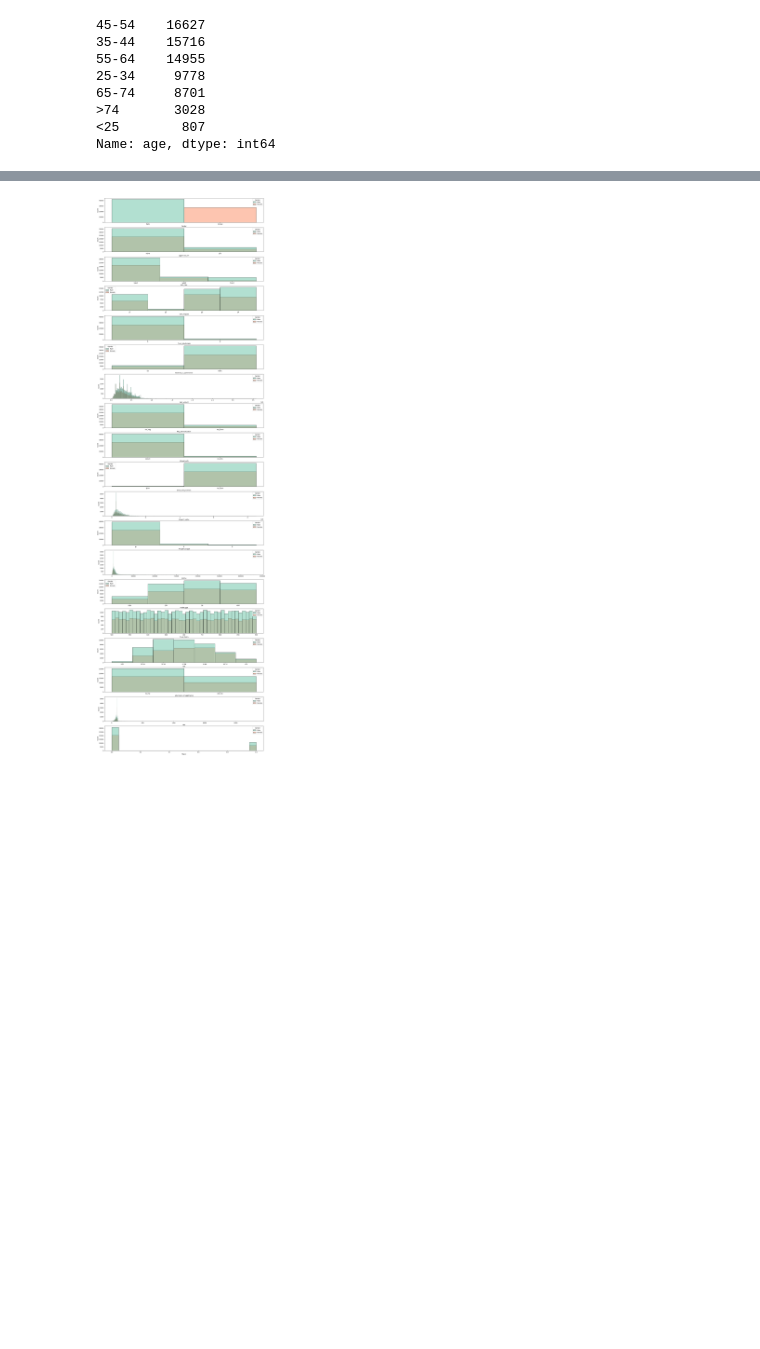
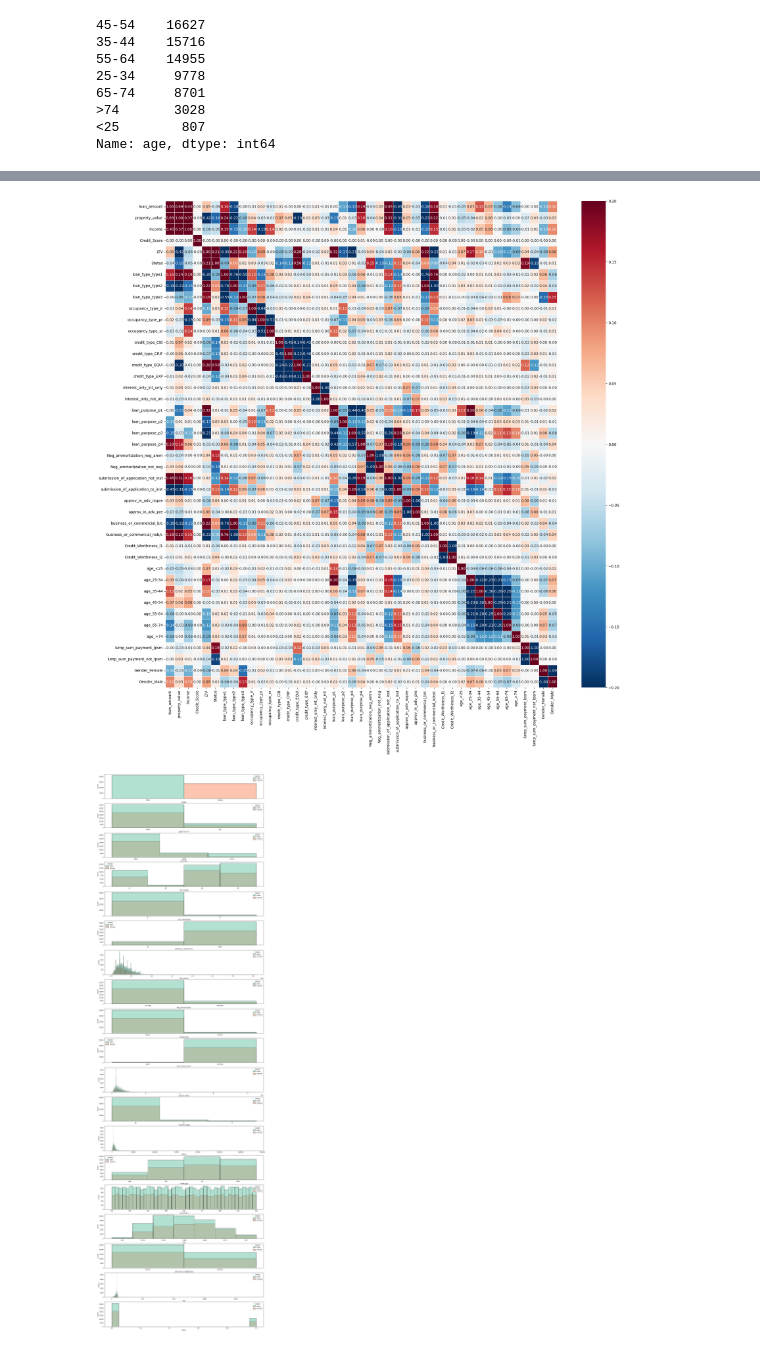
Before and after one commit to sebastianrohr/afae_assignment_2, a Jupyter notebook: exam/exam.ipynb, the cells around one changed output, grey strips where cells are left out. Cells and saved outputs as stored; diff of their text form; code cells hidden in the pictures; blank space fills up the shorter version.

```diff
--- a/exam/exam.ipynb
+++ b/exam/exam.ipynb
@@ -551,3 +564,23 @@ Name: age, dtype: int64
+# %%
+df_loans = df_loans.drop(['age'], axis=1)
+# %%
+# one hot encode categorical columns
+df_loans_dummies = pd.get_dummies(df_loans, columns=cat_cols)
+# %%
+# calculate correlation of dummie variables
+corr = df_loans_dummies.corr()
+
+# plot correlation matrix
+plt.figure(figsize=(24, 24))
+sns.heatmap(corr,
+            cmap='RdBu_r',
+            annot=True,
+            linewidth=0.5,
+            vmin=-0.2,
+            vmax=0.2,
+            fmt='.2f');
+# %% [output]
+[figure, added]
 # %%
 # plot feature distributions for both genders in one plot
 df_loans['age'] = pd.Categorical(df_loans['age'], ['<25','25-34','35-44','45-54','55-64','65-74', '>74'])
```
Also changed, not shown: parts of 7 cells of this notebook.
